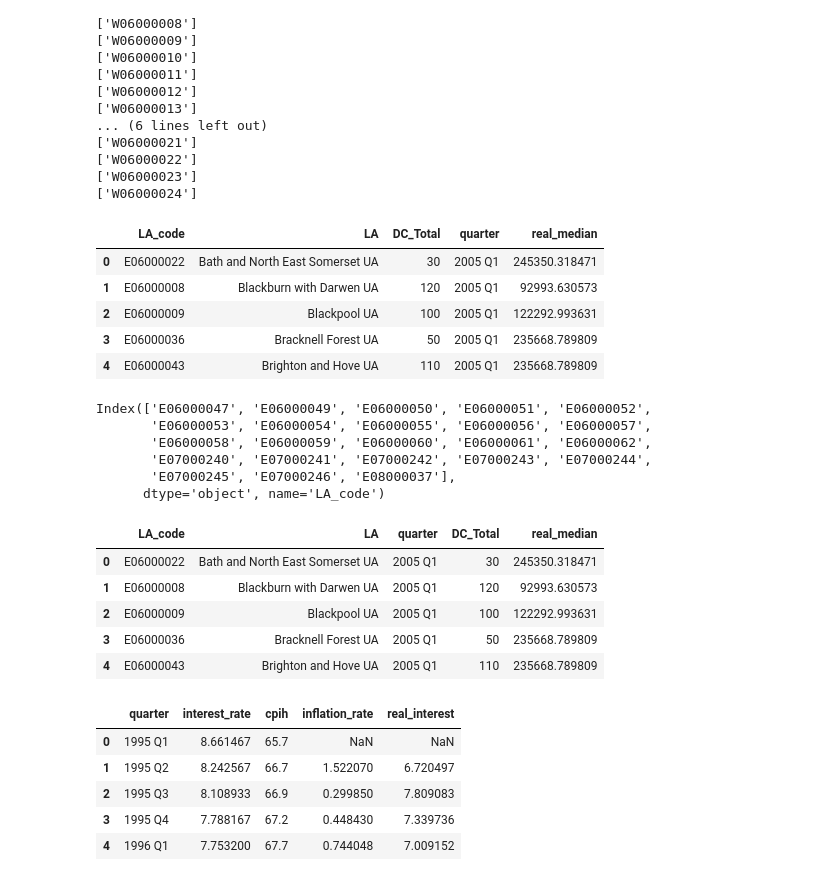
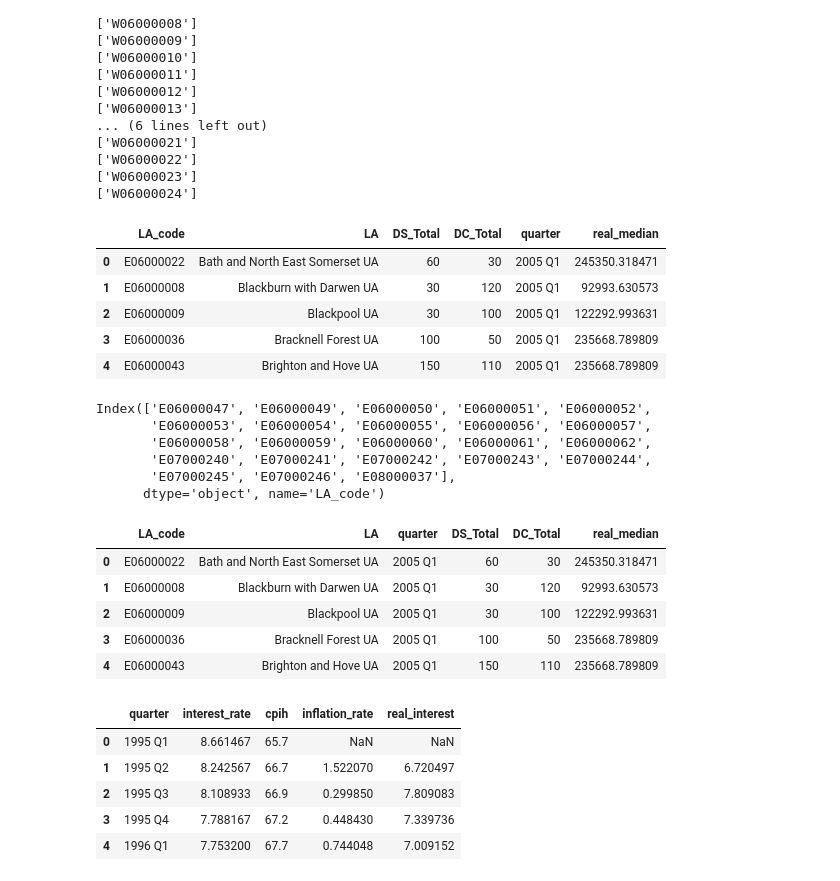
Before and after one commit to potato-bit/RA, a Jupyter notebook: combined.ipynb, the cells around one changed output. Cells and saved outputs as stored; diff of their text form; code cells hidden in the pictures.

```diff
--- a/combined.ipynb
+++ b/combined.ipynb
@@ -37,7 +37,7 @@ df3.head()
 | 3 | 1995 Q4 | 7.788167 | 67.2 | 0.448430 | 7.339736 |
 | 4 | 1996 Q1 | 7.753200 | 67.7 | 0.744048 | 7.009152 |
 # %%
-df1 = df1[['ONS Code','Local Authority','DC_Total','quarter']]
+df1 = df1[['ONS Code','Local Authority','DS_Total','DC_Total','quarter']]
 df1.rename(columns={'ONS Code':'LA_code','Local Authority':'LA'}, inplace=True)
 # %%
 df2 = df2[['LA_code','LA','quarter','real_median']]
@@ -78,12 +78,12 @@ df.rename(columns={'LA_x':'LA'},inplace=True)
 # %%
 df.head()
 # %% [output]
-|  | LA_code | LA | DC_Total | quarter | real_median |
-| 0 | E06000022 | Bath and North East Somerset UA | 30 | 2005 Q1 | 245350.318471 |
-| 1 | E06000008 | Blackburn with Darwen UA | 120 | 2005 Q1 | 92993.630573 |
-| 2 | E06000009 | Blackpool UA | 100 | 2005 Q1 | 122292.993631 |
-| 3 | E06000036 | Bracknell Forest UA | 50 | 2005 Q1 | 235668.789809 |
-| 4 | E06000043 | Brighton and Hove UA | 110 | 2005 Q1 | 235668.789809 |
+|  | LA_code | LA | DS_Total | DC_Total | quarter | real_median |
+| 0 | E06000022 | Bath and North East Somerset UA | 60 | 30 | 2005 Q1 | 245350.318471 |
+| 1 | E06000008 | Blackburn with Darwen UA | 30 | 120 | 2005 Q1 | 92993.630573 |
+| 2 | E06000009 | Blackpool UA | 30 | 100 | 2005 Q1 | 122292.993631 |
+| 3 | E06000036 | Bracknell Forest UA | 100 | 50 | 2005 Q1 | 235668.789809 |
+| 4 | E06000043 | Brighton and Hove UA | 150 | 110 | 2005 Q1 | 235668.789809 |
 # %%
 counter = df[['LA_code','quarter']].groupby('LA_code').count().rename(columns={'quarter':'n'})
 counter[counter.loc[:,'n']!=67].index
@@ -96,15 +96,15 @@ Index(['E06000047', 'E06000049', 'E06000050', 'E06000051', 'E06000052',
       dtype='object', name='LA_code')
 # %%
 df_trimmed = df[df['LA_code'].isin(counter[counter.loc[:,'n']==67].index)]
-df_trimmed = df_trimmed[['LA_code','LA','quarter','DC_Total','real_median']]
+df_trimmed = df_trimmed[['LA_code','LA','quarter','DS_Total','DC_Total','real_median']]
 df_trimmed.head()
 # %% [output]
-|  | LA_code | LA | quarter | DC_Total | real_median |
-| 0 | E06000022 | Bath and North East Somerset UA | 2005 Q1 | 30 | 245350.318471 |
-| 1 | E06000008 | Blackburn with Darwen UA | 2005 Q1 | 120 | 92993.630573 |
-| 2 | E06000009 | Blackpool UA | 2005 Q1 | 100 | 122292.993631 |
-| 3 | E06000036 | Bracknell Forest UA | 2005 Q1 | 50 | 235668.789809 |
-| 4 | E06000043 | Brighton and Hove UA | 2005 Q1 | 110 | 235668.789809 |
+|  | LA_code | LA | quarter | DS_Total | DC_Total | real_median |
+| 0 | E06000022 | Bath and North East Somerset UA | 2005 Q1 | 60 | 30 | 245350.318471 |
+| 1 | E06000008 | Blackburn with Darwen UA | 2005 Q1 | 30 | 120 | 92993.630573 |
+| 2 | E06000009 | Blackpool UA | 2005 Q1 | 30 | 100 | 122292.993631 |
+| 3 | E06000036 | Bracknell Forest UA | 2005 Q1 | 100 | 50 | 235668.789809 |
+| 4 | E06000043 | Brighton and Hove UA | 2005 Q1 | 150 | 110 | 235668.789809 |
 # %%
 df3.head()
 # %% [output]
```
Also changed, not shown: parts of 13 cells of this notebook, 1 other file.
